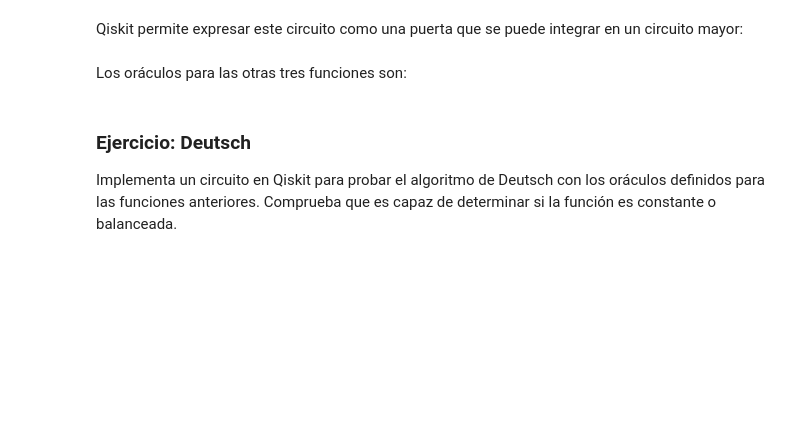
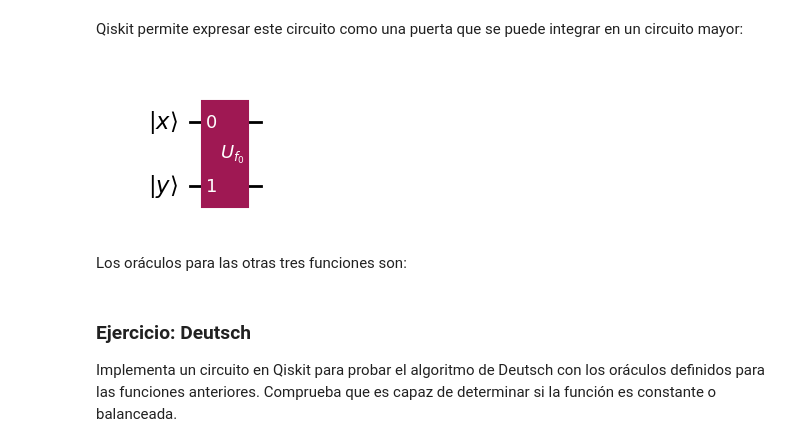
Before and after one commit to tarabelo/2024-VIU-Quantum, a Jupyter notebook: Algoritmos cuánticos clásicos.ipynb, the cells around one changed output. Saved outputs shown, nothing was run; the diff lists cells and outputs as text; code cells hidden in the pictures; blank space fills up the shorter version.

```diff
--- a/Algoritmos cuánticos clásicos.ipynb
+++ b/Algoritmos cuánticos clásicos.ipynb
@@ -268,14 +282,16 @@ def f0_oraculo():
 # %%
 # Creamos un circuito y le añadimos el oráculo
 # QuantumRegister: define registros de cúbits
 x = QuantumRegister(1, name="|x\\rangle")
 y = QuantumRegister(1, name="|y\\rangle")
 qc = QuantumCircuit(x,y)
 
 # Añadimos el oráculo
 qc = qc.compose(f0_oraculo())
 
-display(qc.draw('mpl', style="iqp"))
+display(qc.draw('mpl'))
+# %% [output]
+[figure, added]
 # %% [markdown]
 Los oráculos para las otras tres funciones son:
 # %%
```
Also changed, not shown: parts of 20 cells of this notebook.
